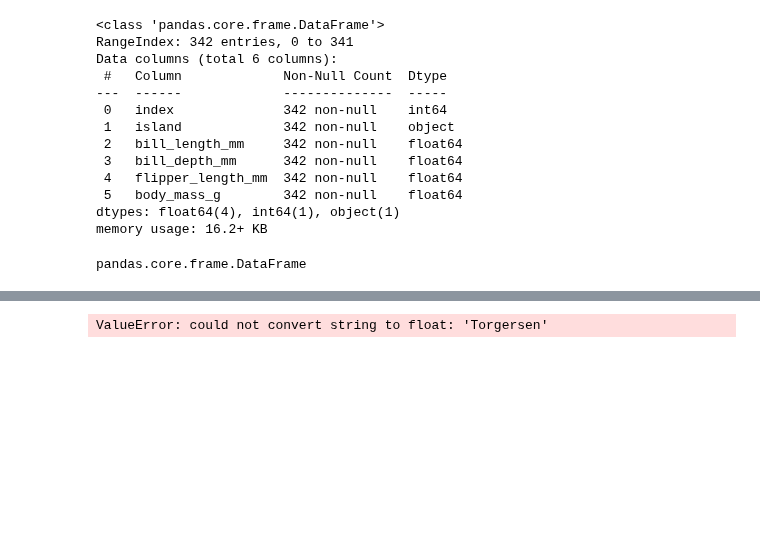
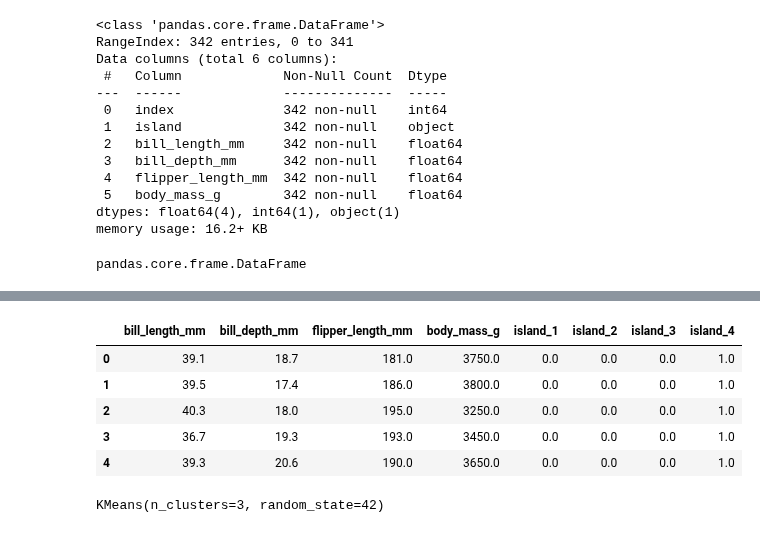
Before and after one commit to Worldofgentleken/ds_study, a Jupyter notebook: source_code/ML_penguins_prac.ipynb, the cells around one changed output, grey strips where cells are left out. Cells and saved outputs as stored; diff of their text form; code cells hidden in the pictures; blank space fills up the shorter version.

```diff
--- a/source_code/ML_penguins_prac.ipynb
+++ b/source_code/ML_penguins_prac.ipynb
@@ -101,0 +106,3 @@ AttributeError: 'Series' object has no attribute 'lower'
+# %%
+tokenizer = Tokenizer()
+tokenizer.fit_on_texts([island_lower])
@@ -102,3 +136,13 @@ AttributeError: 'Series' object has no attribute 'lower'
+# %%
+# 데이터 프레임 확인
+df_result.head()
+# %% [output]
+|  | bill_length_mm | bill_depth_mm | flipper_length_mm | body_mass_g | island_1 | island_2 | island_3 | island_4 |
+| 0 | 39.1 | 18.7 | 181.0 | 3750.0 | 0.0 | 0.0 | 0.0 | 1.0 |
+| 1 | 39.5 | 17.4 | 186.0 | 3800.0 | 0.0 | 0.0 | 0.0 | 1.0 |
+| 2 | 40.3 | 18.0 | 195.0 | 3250.0 | 0.0 | 0.0 | 0.0 | 1.0 |
+| 3 | 36.7 | 19.3 | 193.0 | 3450.0 | 0.0 | 0.0 | 0.0 | 1.0 |
+| 4 | 39.3 | 20.6 | 190.0 | 3650.0 | 0.0 | 0.0 | 0.0 | 1.0 |
 # %%
 # 라이브러리 불러오기
 from sklearn.cluster import KMeans
@@ -107,6 +151,6 @@ from sklearn.cluster import KMeans
 km = KMeans(n_clusters=3, random_state=42)
 
 # 학습하기
-km.fit(penguins_data)
+km.fit(df_result)
 # %% [output]
-ValueError: could not convert string to float: 'Torgersen'
+KMeans(n_clusters=3, random_state=42)
```
Also changed, not shown: parts of 28 cells of this notebook, 2 other files.
